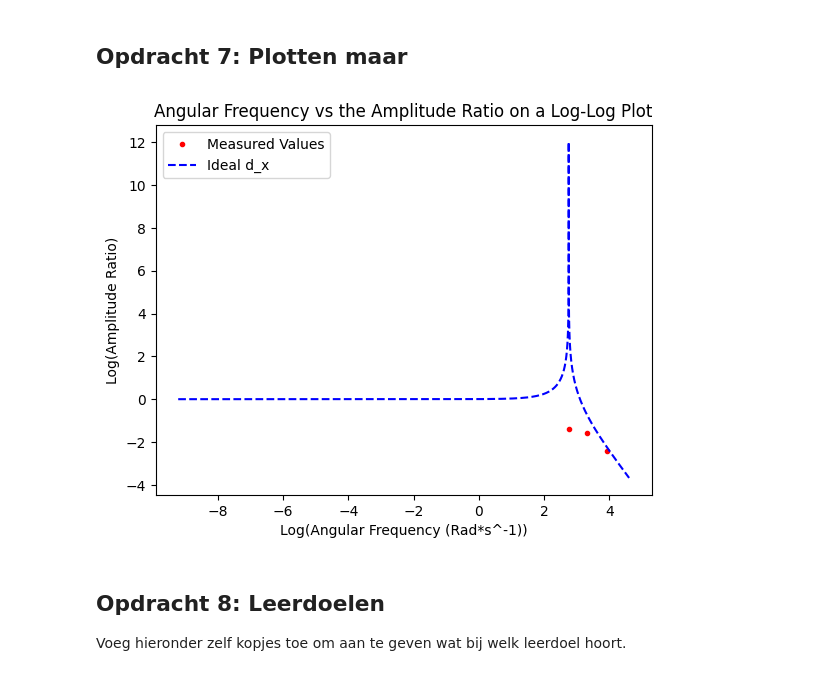
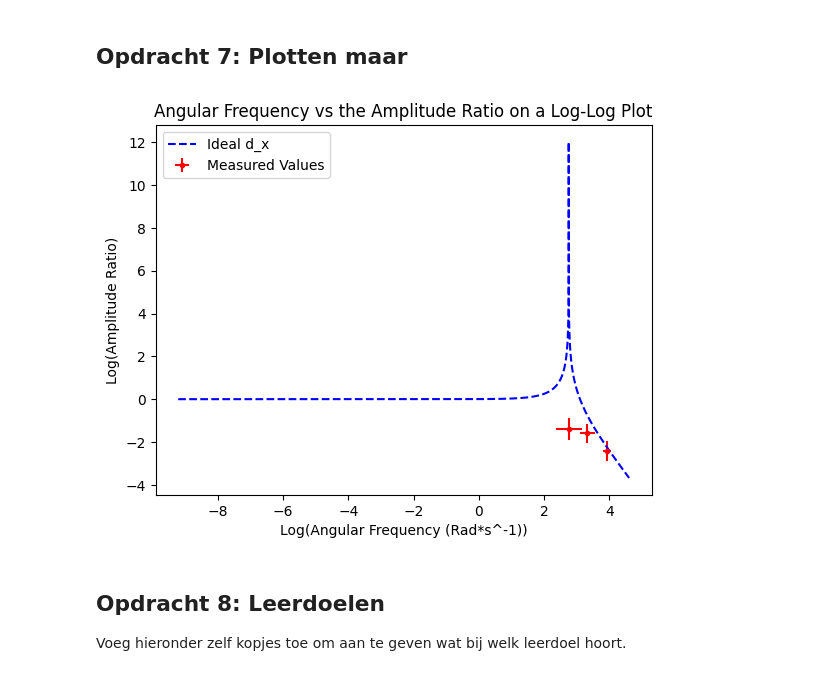
Before and after one commit to samlindner/opdrachten-DEF-D, a Jupyter notebook: FysiekeOntwerpopdrachten/5MaakEenOpstellingTrillingsvrij/Ontwerpopdracht5MaakEenOpstellingTrillingsvrijInvulTemplate.ipynb, the cells around one changed output. Saved outputs shown, nothing was run; the diff lists cells and outputs as text; code cells hidden in the pictures.

```diff
--- a/FysiekeOntwerpopdrachten/5MaakEenOpstellingTrillingsvrij/Ontwerpopdracht5MaakEenOpstellingTrillingsvrijInvulTemplate.ipynb
+++ b/FysiekeOntwerpopdrachten/5MaakEenOpstellingTrillingsvrij/Ontwerpopdracht5MaakEenOpstellingTrillingsvrijInvulTemplate.ipynb
@@ -162,20 +162,28 @@ Omega0 is 11.0736 Rad*s^-1
 ## Opdracht 7: Plotten maar
 # %%
 # Voeg hier je plots in.
+#probable uncertainies
+d_freq=1 #timer error
+d_a_f=0.2 #amp error read
+d_a_i=0.5 #amp error read
 
 freq=np.array([2.5,4.4,8]) #measured freq
 A_ratio_real= np.array([0.63/2.5,0.7/3.45,0.52/5.97]) #measured amp ratio
 
+#errors in log form
+xerr_log=d_freq/freq
+yerr_log= np.array([(d_a_f/0.63)+(d_a_i/2.5),(d_a_f/0.7)+(d_a_i/3.45),(d_a_f/0.52)+(d_a_i/5.97)])
+
 plt.figure()
-plt.plot(np.log(2*np.pi*freq),np.log(np.abs(A_ratio_real)),'r.', label='Measured Values') #ploting on a log-log scale measured
+plt.errorbar(np.log(2*np.pi*freq),np.log(np.abs(A_ratio_real)),yerr=yerr_log ,xerr=xerr_log,fmt='r.', label='Measured Values') #ploting on a log-log scale measured
 plt.plot(np.log(omega),np.log(np.abs(A_ratio)),'b--',label='Ideal d_x') #ploting on a log-log scale ideal
 plt.xlabel('Log(Angular Frequency (Rad*s^-1))')
 plt.ylabel('Log(Amplitude Ratio)')
 plt.legend()
 plt.title('Angular Frequency vs the Amplitude Ratio on a Log-Log Plot')
 plt.show()
 # %% [output]
-[figure, old version]
+[figure, new version]
 # %% [markdown]
 ## Opdracht 8: Leerdoelen
 Voeg hieronder zelf kopjes toe om aan te geven wat bij welk leerdoel hoort.
```
Also changed, not shown: parts of 2 cells of this notebook.
